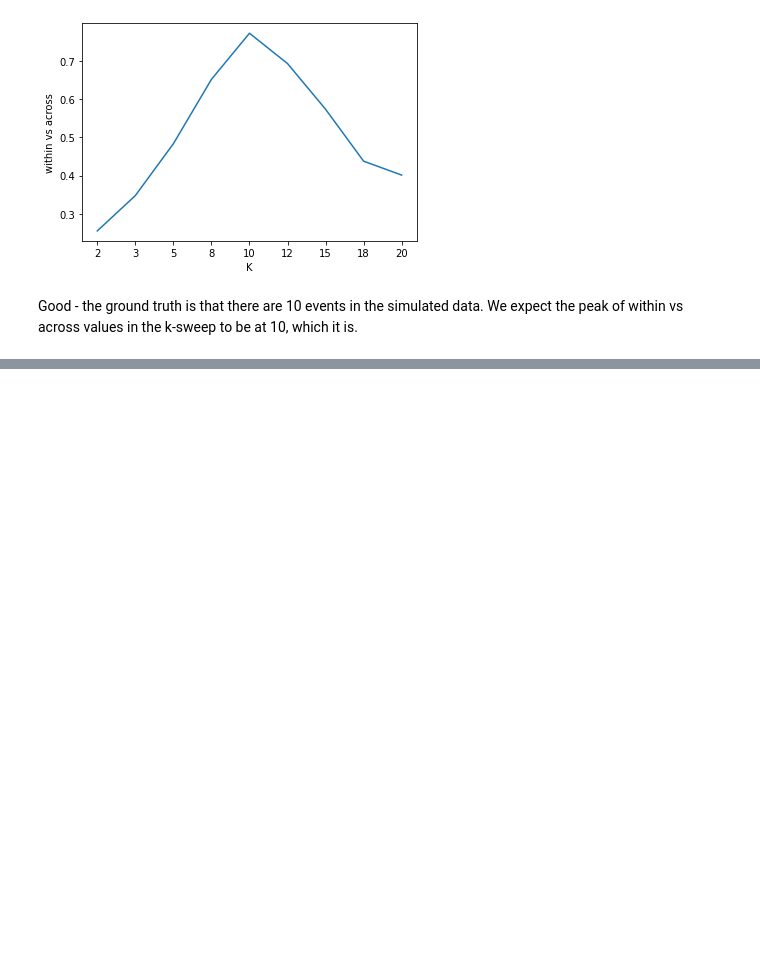
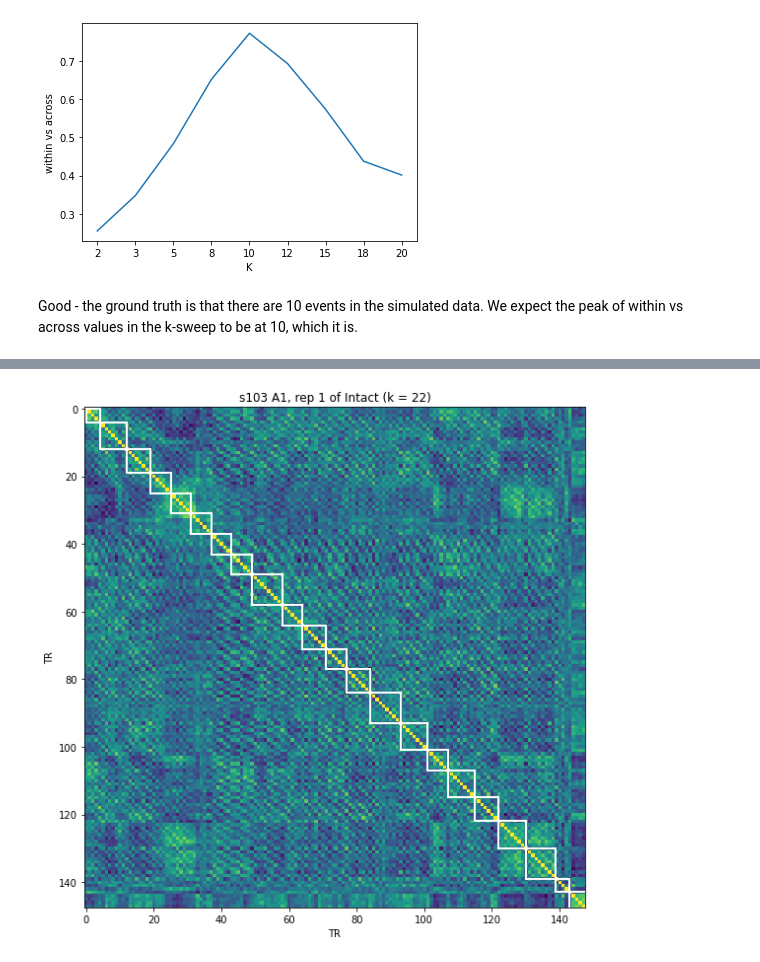
Before and after one commit to riesacassano/fMRI_piano, a Jupyter notebook: ryc_101521_WvA_implementation.ipynb, the cells around one changed output, grey strips where cells are left out. Saved outputs shown, nothing was run; the diff lists cells and outputs as text; code cells hidden in the pictures; blank space fills up the shorter version.

```diff
--- a/ryc_101521_WvA_implementation.ipynb
+++ b/ryc_101521_WvA_implementation.ipynb
@@ -246,0 +436,15 @@ Good - the ground truth is that there are 10 events in the simulated data. We ex
+# %%
+k = 22
+ev = EventSegment(k)
+ev.fit(test_data.T)
+pred_seg = ev.segments_[0]
+
+# extract the boundaries
+bounds = np.where(np.diff(np.argmax(pred_seg, axis=1)))[0]
+
+f, ax = plt.subplots(1,1, figsize = (10,8))
+title_text = 's103 A1, rep 1 of Intact (k = %d)'%k
+plot_tt_similarity_matrix(ax, test_data, bounds, n_TRs, title_text)
+f.tight_layout()
+# %% [output]
+[figure, added]
```
Also changed, not shown: parts of 15 cells of this notebook.
